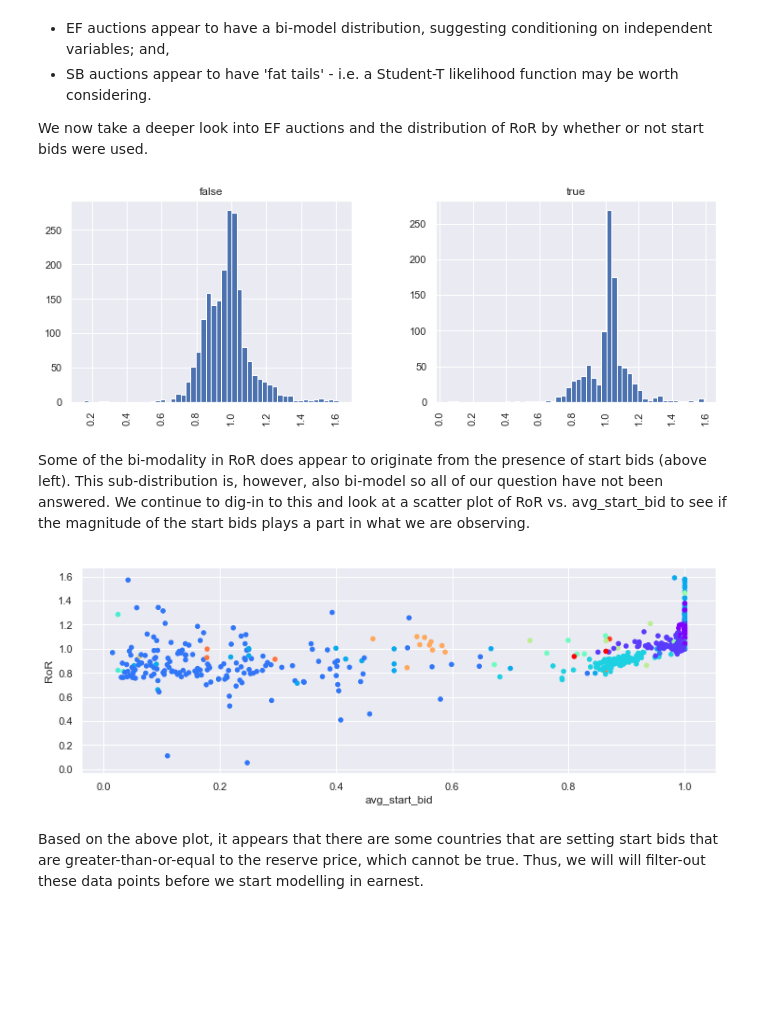
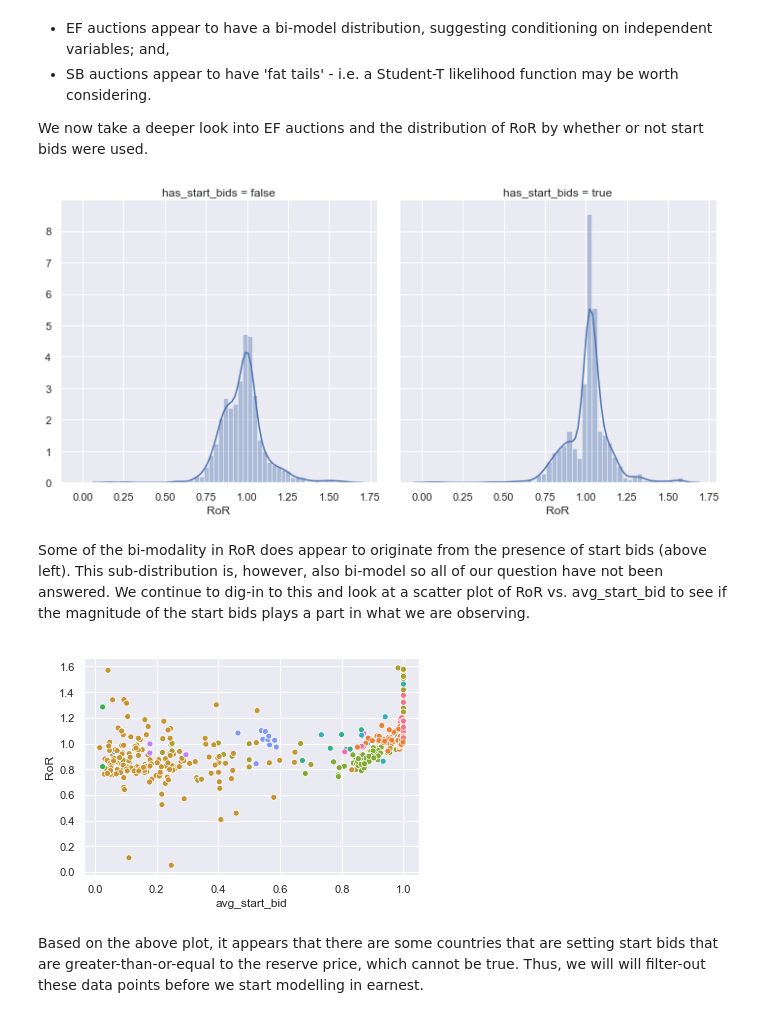
Before and after one commit to AlexIoannides/pymc-example-project, a Jupyter notebook: notebooks/pymc3_bayesian_data_workflow.ipynb, the cells around one changed output. Cells and saved outputs as stored; diff of their text form; code cells hidden in the pictures; blank space fills up the shorter version.

Commit message:
Replaced Pandas Matplotlib plots with Seaborn plots

```diff
--- a/notebooks/pymc3_bayesian_data_workflow.ipynb
+++ b/notebooks/pymc3_bayesian_data_workflow.ipynb
@@ -22,7 +23,7 @@ from sklearn.preprocessing import (
     StandardScaler, LabelEncoder, FunctionTransformer)
 from theano import shared
 
-sns.set()
+sns.set(rc={'figure.figsize':(10, 5)})
 warnings.filterwarnings('ignore')
 # %% [markdown]
 ## Load Data and Yield Pandas DataFrame
@@ -153,14 +155,17 @@ _ = (model_data[RoR + ['auction_mech']]
 
 We now take a deeper look into EF auctions and the distribution of RoR by whether or not start bids were used.
 # %%
-_ = (model_data
-     .query('auction_mech == "auction_mech_EnglishForward"')
-     .assign(has_start_bids=auction_eval['avg_start_bid']
-             .apply(lambda x: 'true' if x > 0 else 'false'))
-     [RoR + ['has_start_bids']]
-     .hist(by='has_start_bids', bins=50, figsize=(12, 4)))
+plot_data_startbid = (
+    model_data
+    .query('auction_mech == "auction_mech_EnglishForward"')
+    .assign(has_start_bids=auction_eval['avg_start_bid']
+            .apply(lambda x: 'true' if x > 0 else 'false')))
+
+_ = (sns
+     .FacetGrid(plot_data_startbid, col='has_start_bids', height=5)
+     .map(sns.distplot, 'RoR'))
 # %% [output]
-[figure, old version]
+[figure, new version]
 # %% [markdown]
 Some of the bi-modality in RoR does appear to originate from the presence of start bids (above left). This sub-distribution is, however, also bi-model so all of our question have not been answered. We continue to dig-in to this and look at a scatter plot of RoR vs. avg_start_bid to see if the magnitude of the start bids plays a part in what we are observing.
 # %%
@@ -169,12 +174,15 @@ start_bid_analysis = (
     .query('auction_mech == "auction_mech_EnglishForward"')
     .query('avg_start_bid > 0'))
 
-_ = (start_bid_analysis
-     .plot('avg_start_bid', 'RoR', kind='scatter',
-           c=start_bid_analysis['country'].factorize()[0], cmap='rainbow',
-           colorbar=False, figsize=(12, 4)))
+# _ = (start_bid_analysis
+#      .plot('avg_start_bid', 'RoR', kind='scatter',
+#            c=start_bid_analysis['country'].factorize()[0], cmap='rainbow',
+#            colorbar=False, figsize=(12, 4)))
+
+_ = sns.scatterplot(x='avg_start_bid', y='RoR', hue='country',
+                    data=start_bid_analysis, legend=False)
 # %% [output]
-[figure, old version]
+[figure, new version]
 # %% [markdown]
 Based on the above plot, it appears that there are some countries that are setting start bids that are greater-than-or-equal to the reserve price, which cannot be true. Thus, we will will filter-out these data points before we start modelling in earnest.
 # %%
```
Also changed, not shown: parts of 29 cells of this notebook.
